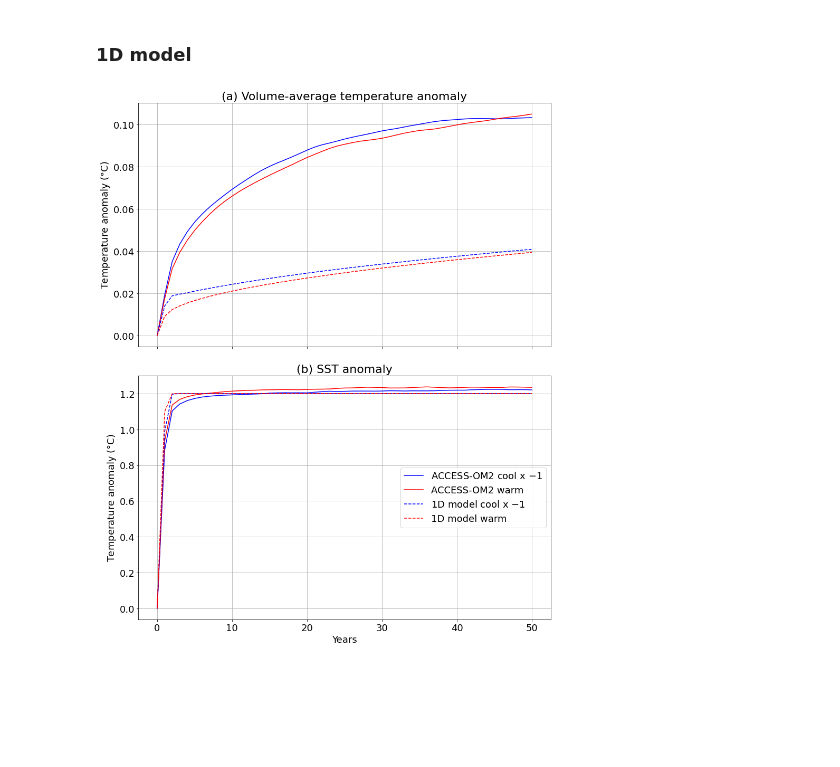
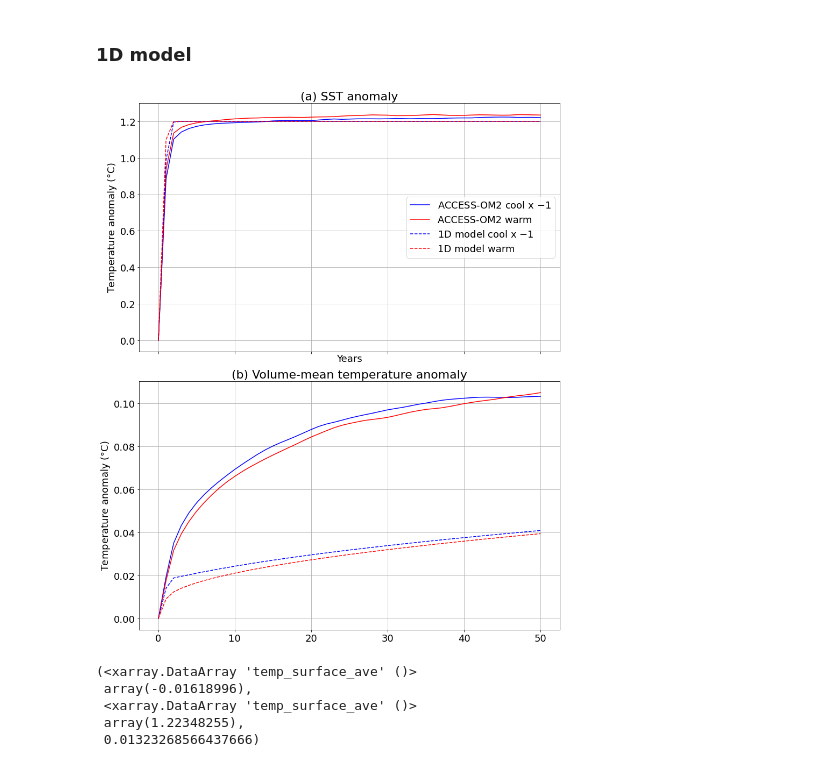
Before and after one commit to mpudig/HonoursThesis, a Jupyter notebook: Figure_code/Fig4.ipynb, the cells around one changed output. Drawn from its saved outputs; the diff is of its cells as text; code cells hidden in the pictures; blank space fills up the shorter version.

```diff
--- a/Figure_code/Fig4.ipynb
+++ b/Figure_code/Fig4.ipynb
@@ -275,38 +275,48 @@ def annual_avg(arr):
 # %%
 ### Plot both ACCESS and 1D model volume-average temperatures and SSTs
 
 # fig, axs = plt.subplots(ncols=2, nrows=1, figsize = (21,7))
 fig, axs = plt.subplots(ncols=1, nrows=2, figsize=(14,18), sharex=True)
 fontsize=18
 
 ax = axs[0]
+ax.plot(- 1 * np.append(0,(access_sst_cool - access_sst_cont).values.flatten()), color='b', label='ACCESS-OM2 cool x $-1$')
+ax.plot(np.append(0,(access_sst_warm - access_sst_cont).values.flatten()), color='r', label='ACCESS-OM2 warm')
+ax.plot(-1 * np.append(0, annual_avg((onedim_cool - onedim_cont)[0,:])), color='b', label='1D model cool x $-1$', linestyle='--')
+ax.plot(np.append(0, annual_avg((onedim_warm - onedim_cont)[0,:])), color='r',label='1D model warm', linestyle='--')
+ax.grid()
+ax.set_title('(a) SST anomaly', fontsize = fontsize+4)
+ax.set_ylabel('Temperature anomaly ($\degree$C)', fontsize = fontsize)
+ax.tick_params(labelsize=fontsize)
+ax.set_xlabel('Years',fontsize = fontsize)
+ax.legend(fontsize=fontsize, loc='center right')
+
+ax = axs[1]
 ax.plot(- 1 * np.append(0,(access_gat_cool - access_gat_cont).values.flatten()), color='b', label='ACCESS-OM2 cool x $-1$')
 ax.plot(np.append(0,(access_gat_warm - access_gat_cont).values.flatten()), color='r', label='ACCESS-OM2 warm')
 ax.plot(- 1 * np.append(0, annual_avg((onedim_cool_gat - onedim_cont_gat))), color='b', label='1D model cool x $-1$', linestyle='--')
 ax.plot(np.append(0, annual_avg((onedim_warm_gat - onedim_cont_gat))), color='r', label='1D model warm', linestyle='--')
-ax.set_title('(a) Volume-average temperature anomaly', fontsize = fontsize+4)
+ax.set_title('(b) Volume-mean temperature anomaly', fontsize = fontsize+4)
 ax.set_ylabel('Temperature anomaly ($\degree$C)', fontsize = fontsize)
 ax.tick_params(labelsize=fontsize)
 # ax.set_xlabel('Years', fontsize = fontsize)
 ax.grid()
 
-ax = axs[1]
-ax.plot(- 1 * np.append(0,(access_sst_cool - access_sst_cont).values.flatten()), color='b', label='ACCESS-OM2 cool x $-1$')
-ax.plot(np.append(0,(access_sst_warm - access_sst_cont).values.flatten()), color='r', label='ACCESS-OM2 warm')
-ax.plot(-1 * np.append(0, annual_avg((onedim_cool - onedim_cont)[0,:])), color='b', label='1D model cool x $-1$', linestyle='--')
-ax.plot(np.append(0, annual_avg((onedim_warm - onedim_cont)[0,:])), color='r',label='1D model warm', linestyle='--')
-ax.grid()
-ax.set_title('(b) SST anomaly', fontsize = fontsize+4)
-ax.set_ylabel('Temperature anomaly ($\degree$C)', fontsize = fontsize)
-ax.tick_params(labelsize=fontsize)
-ax.set_xlabel('Years',fontsize = fontsize)
-ax.legend(fontsize=fontsize, loc='center right')
-
 plt.subplots_adjust(wspace=0, hspace=0.12)
 
 plt.savefig('Fig4.pdf', bbox_inches='tight', dpi=300)
 # %% [output]
-[figure, old version]
+[figure, new version]
+# %%
+(-1*(access_sst_cool - access_sst_cont) - (access_sst_warm - access_sst_cont)).sel(year=slice(2420,None)).mean()\
+, (-1*(access_sst_cool - access_sst_cont)).max()\
+,0.01618996 / 1.22348255
+# %% [output]
+(<xarray.DataArray 'temp_surface_ave' ()>
+ array(-0.01618996),
+ <xarray.DataArray 'temp_surface_ave' ()>
+ array(1.22348255),
+ 0.01323268566437666)
 # %%
 # ### Plot both ACCESS and 1D model volume-average temperatures and SSTs
 
```
Also changed, not shown: parts of 1 cell of this notebook, 12 other files.
